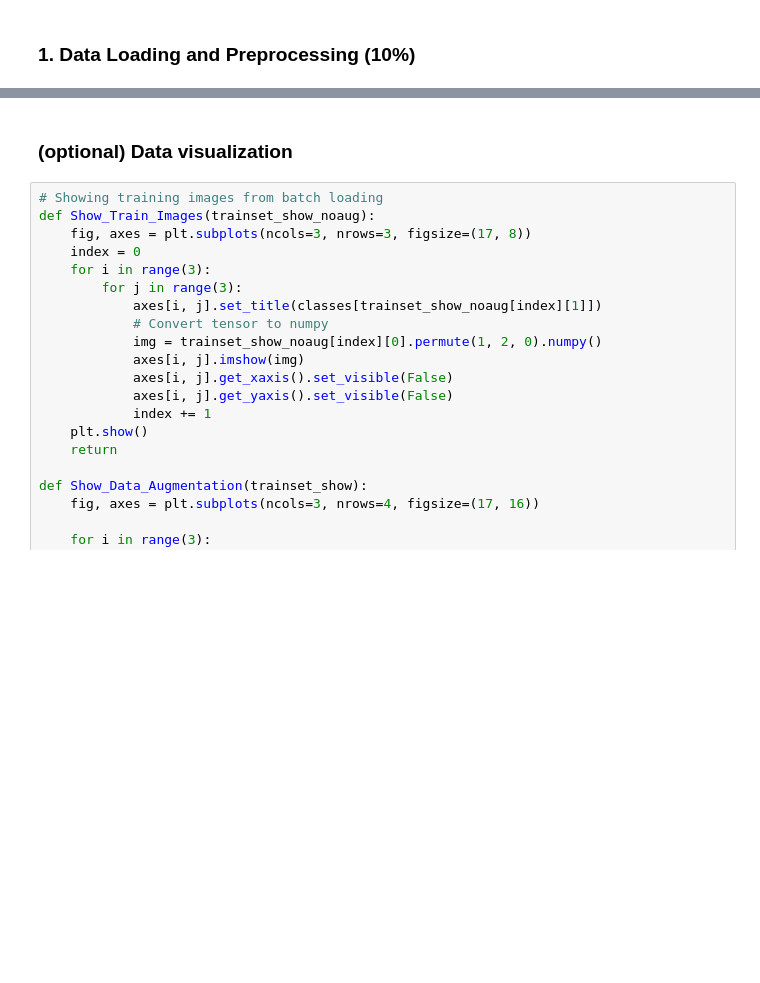
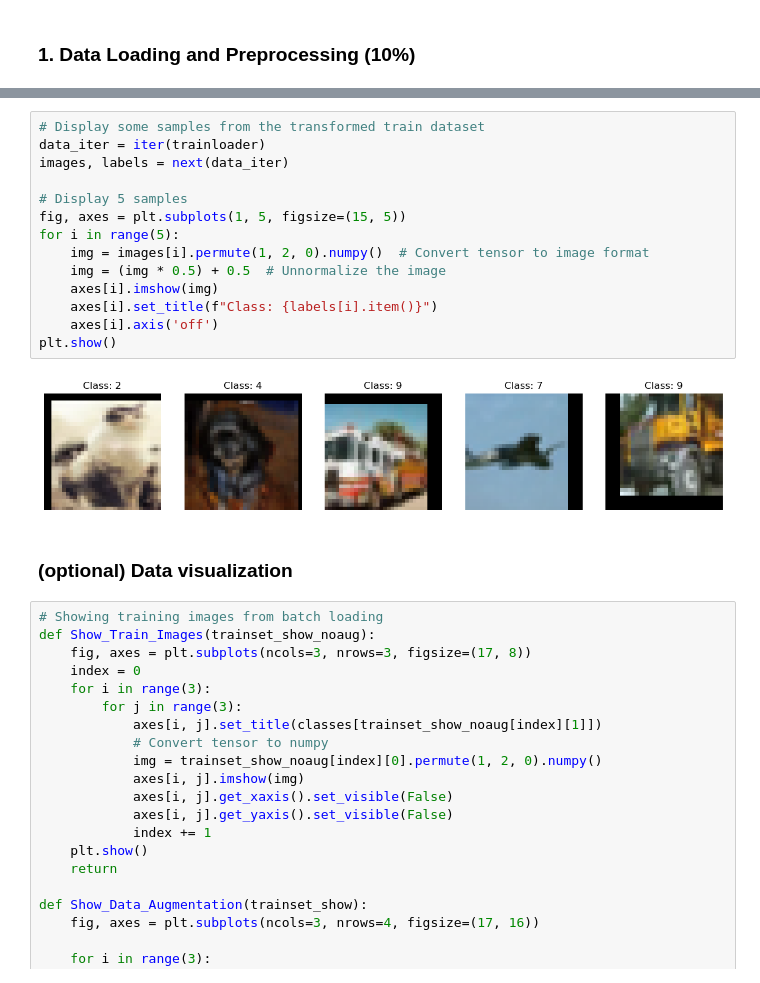
Before and after one commit to fiona888888/NTU_Deep_Learning_in_Computer_Vision, a Jupyter notebook: HM2/HW2-2_ImageClassification.ipynb, the cells around one changed output, grey strips where cells are left out. Drawn from its saved outputs; the diff is of its cells as text; blank space fills up the shorter version.

```diff
--- a/HM2/HW2-2_ImageClassification.ipynb
+++ b/HM2/HW2-2_ImageClassification.ipynb
@@ -246,3 +245,19 @@ Using predefined class names
+# %%
+# Display some samples from the transformed train dataset
+data_iter = iter(trainloader)
+images, labels = next(data_iter)
+
+# Display 5 samples
+fig, axes = plt.subplots(1, 5, figsize=(15, 5))
+for i in range(5):
+    img = images[i].permute(1, 2, 0).numpy()  # Convert tensor to image format
+    img = (img * 0.5) + 0.5  # Unnormalize the image
+    axes[i].imshow(img)
+    axes[i].set_title(f"Class: {labels[i].item()}")
+    axes[i].axis('off')
+plt.show()
+# %% [output]
+[figure, added]
 # %% [markdown]
 ### (optional) Data visualization
 # %%
```
Also changed, not shown: parts of 6 cells of this notebook.
